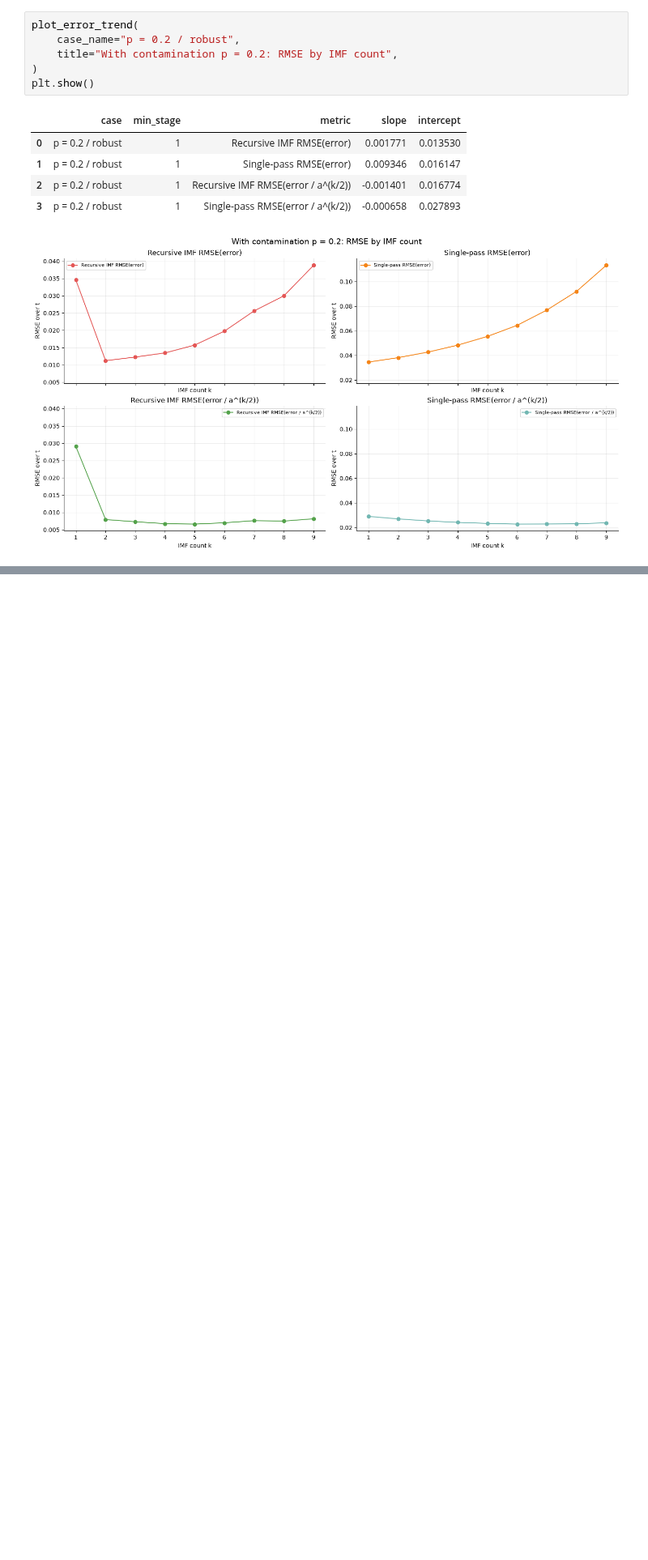
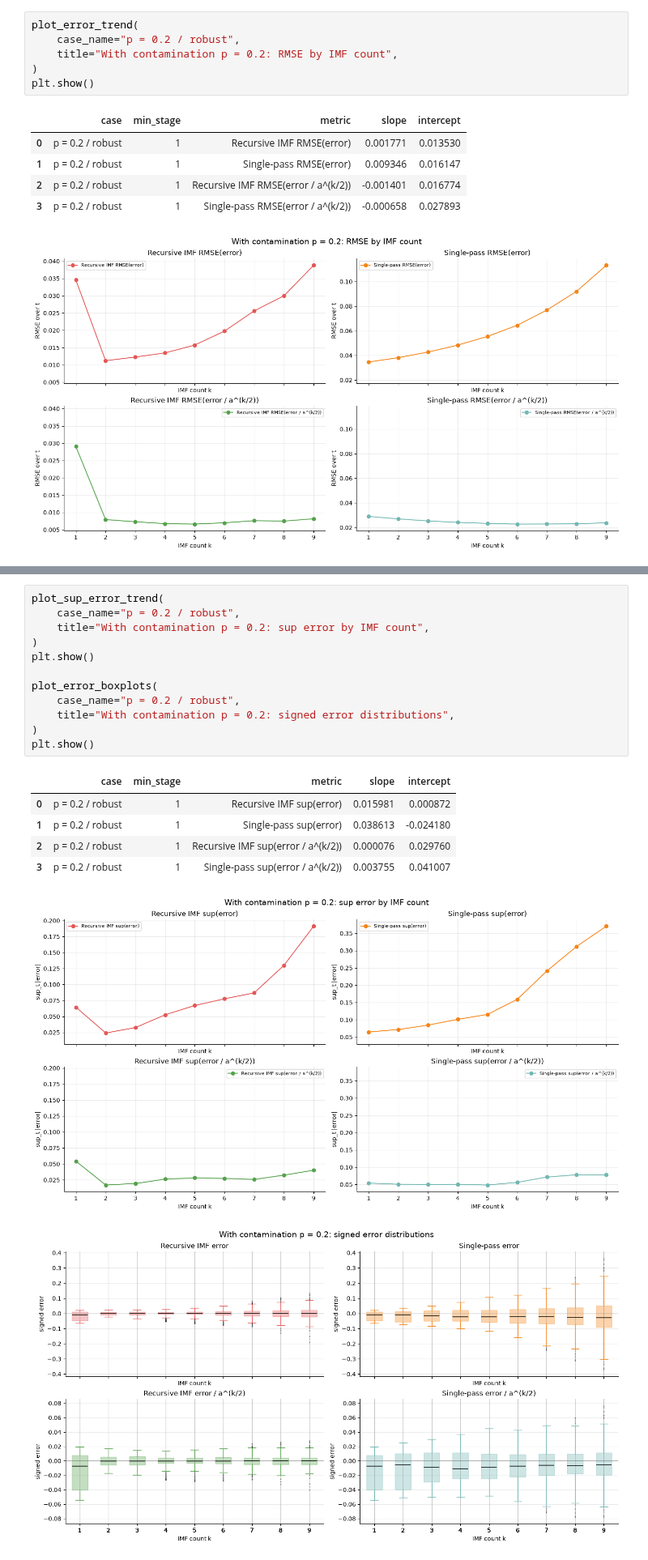
Before and after one commit to mkuziuk/imf, a Jupyter notebook: gd_imf_real_vs_calculated.ipynb, the cells around one changed output, grey strips where cells are left out. Shown at 81% size. Cells and saved outputs as stored; diff of their text form; blank space fills up the shorter version.

```diff
--- a/gd_imf_real_vs_calculated.ipynb
+++ b/gd_imf_real_vs_calculated.ipynb
@@ -1110,0 +1316,20 @@ plt.show()
+# %%
+plot_sup_error_trend(
+    case_name="p = 0.2 / robust",
+    title="With contamination p = 0.2: sup error by IMF count",
+)
+plt.show()
+
+plot_error_boxplots(
+    case_name="p = 0.2 / robust",
+    title="With contamination p = 0.2: signed error distributions",
+)
+plt.show()
+# %% [output]
+|  | case | min_stage | metric | slope | intercept |
+| 0 | p = 0.2 / robust | 1 | Recursive IMF sup(error) | 0.015981 | 0.000872 |
+| 1 | p = 0.2 / robust | 1 | Single-pass sup(error) | 0.038613 | -0.024180 |
+| 2 | p = 0.2 / robust | 1 | Recursive IMF sup(error / a^(k/2)) | 0.000076 | 0.029760 |
+| 3 | p = 0.2 / robust | 1 | Single-pass sup(error / a^(k/2)) | 0.003755 | 0.041007 |
+[figure, added]
+[figure, added]
```
Also changed, not shown: parts of 12 cells of this notebook, 21 other files.
